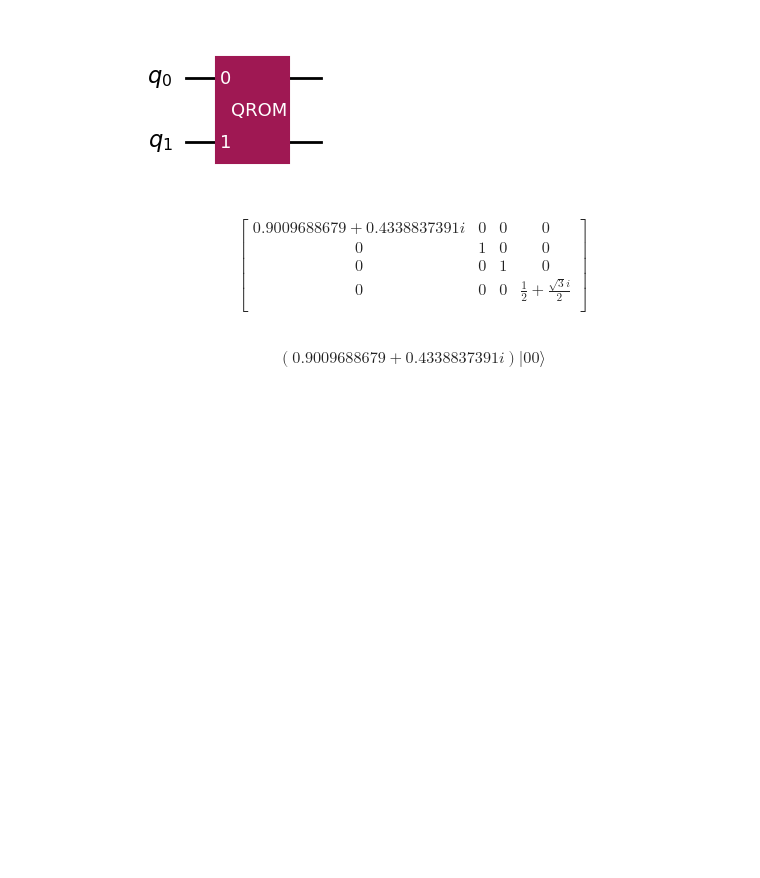
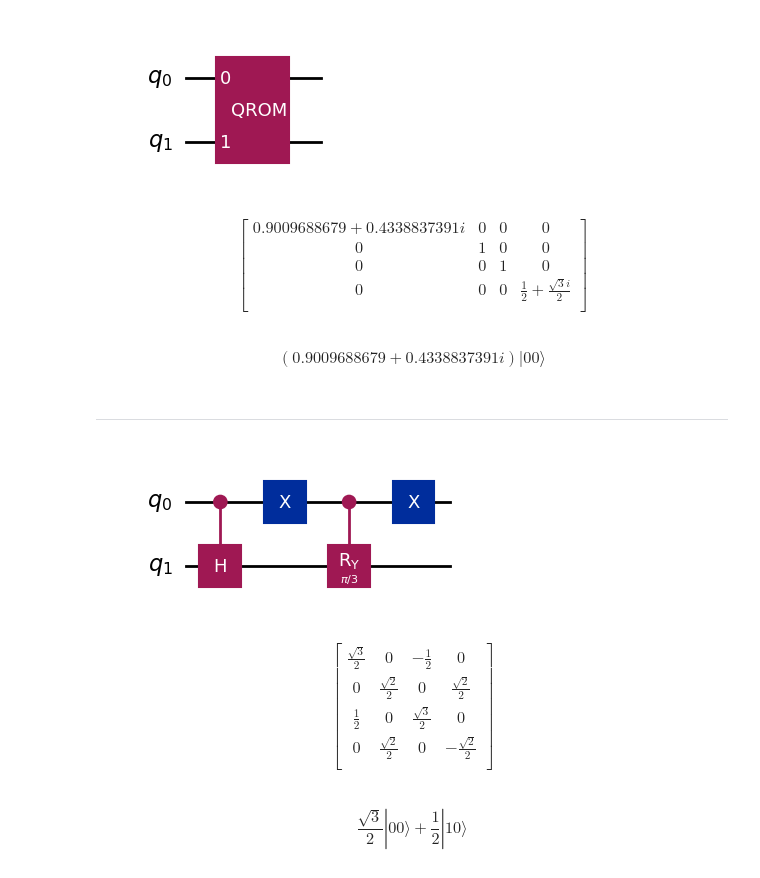
Before and after one commit to Dpbm/scientific-research-1-quantum-oracles, a Jupyter notebook: code/qram.ipynb, the cells around one changed output. Saved outputs shown, nothing was run; the diff lists cells and outputs as text; code cells hidden in the pictures; blank space fills up the shorter version.

Commit message:
finished qrom

```diff
--- a/code/qram.ipynb
+++ b/code/qram.ipynb
@@ -199,3 +203,25 @@ $$
  \end{bmatrix}
 $$
 $$(0.9009688679 + 0.4338837391 i) |00\rangle$$
+# %% [markdown]
+---
+# %%
+mem = QuantumCircuit(2, name="qrom")
+mem.ch(0,1)
+mem.x(0)
+mem.cry(np.pi/3, 0, 1)
+mem.x(0)
+display(mem.draw('mpl'))
+display(show_unitary(get_unitary(mem)))
+show_state(mem)
+# %% [output]
+[figure, added]
+$$
+\begin{bmatrix}
+\frac{\sqrt{3}}{2} & 0 & - \frac{1}{2} & 0  \\
+ 0 & \frac{\sqrt{2}}{2} & 0 & \frac{\sqrt{2}}{2}  \\
+ \frac{1}{2} & 0 & \frac{\sqrt{3}}{2} & 0  \\
+ 0 & \frac{\sqrt{2}}{2} & 0 & - \frac{\sqrt{2}}{2}  \\
+ \end{bmatrix}
+$$
+$$\frac{\sqrt{3}}{2} |00\rangle+\frac{1}{2} |10\rangle$$
```
Also changed, not shown: parts of 18 cells of this notebook.
